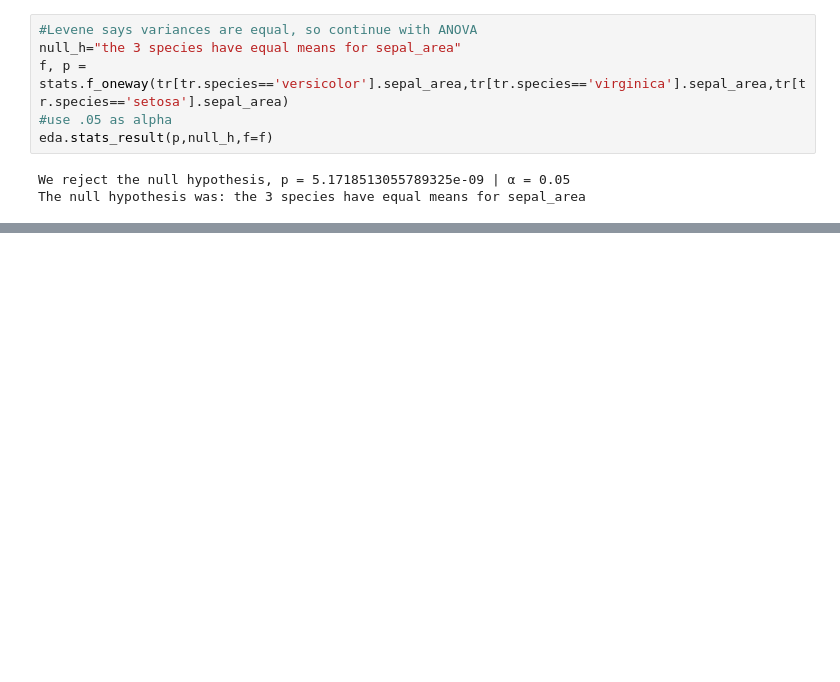
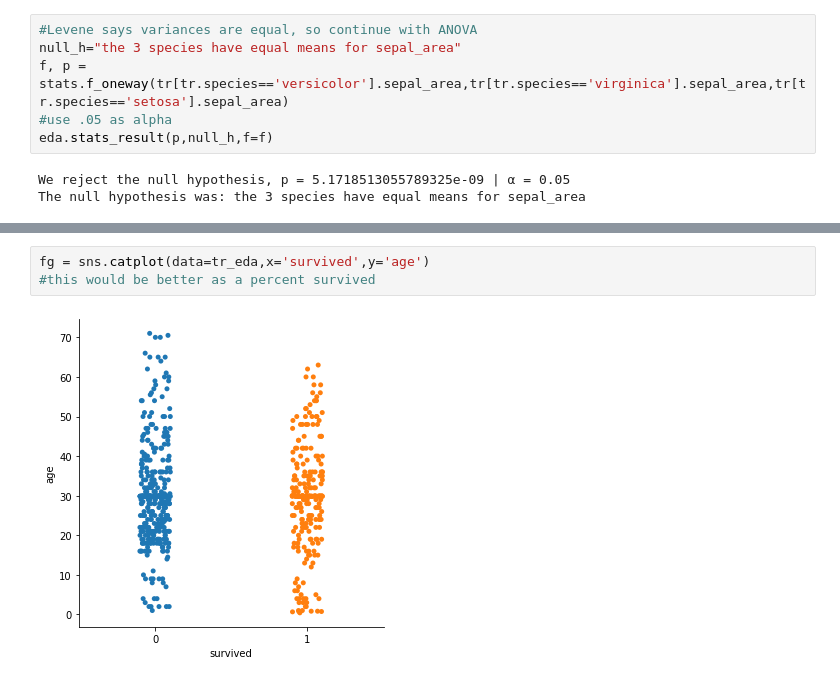
Before and after one commit to Cayt-Schlichting/classification-exercises, a Jupyter notebook: classification_exercises.ipynb, the cells around one changed output, grey strips where cells are left out. Drawn from its saved outputs; the diff is of its cells as text; blank space fills up the shorter version.

```diff
--- a/classification_exercises.ipynb
+++ b/classification_exercises.ipynb
@@ -1300,0 +1418,5 @@ The null hypothesis was: the 3 species have equal means for sepal_area
+# %%
+fg = sns.catplot(data=tr_eda,x='survived',y='age')
+#this would be better as a percent survived
+# %% [output]
+[figure, added]
```
Also changed, not shown: parts of 19 cells of this notebook, 1 other file.
